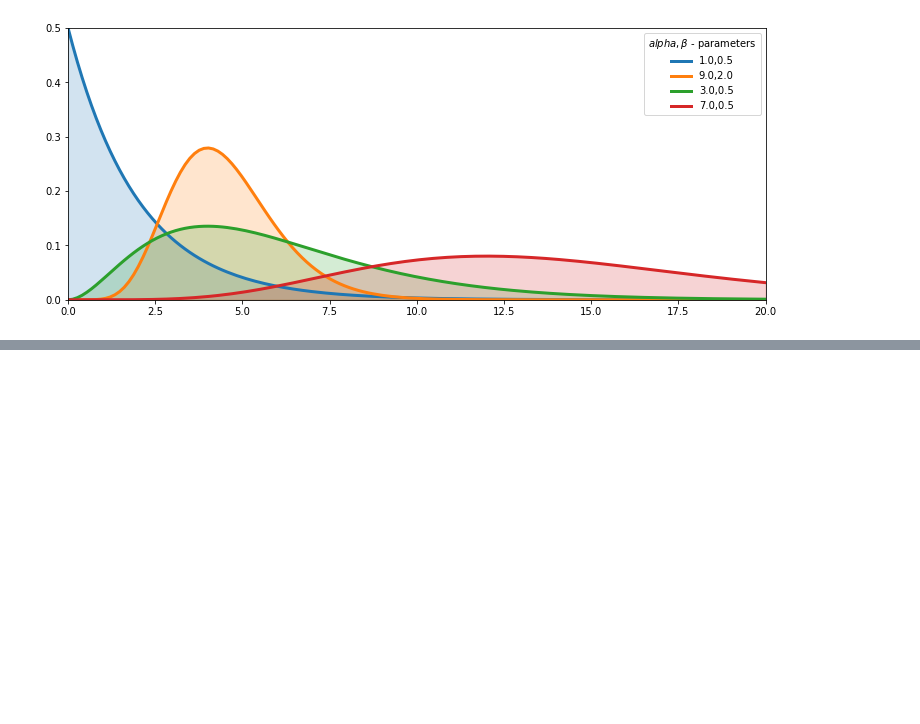
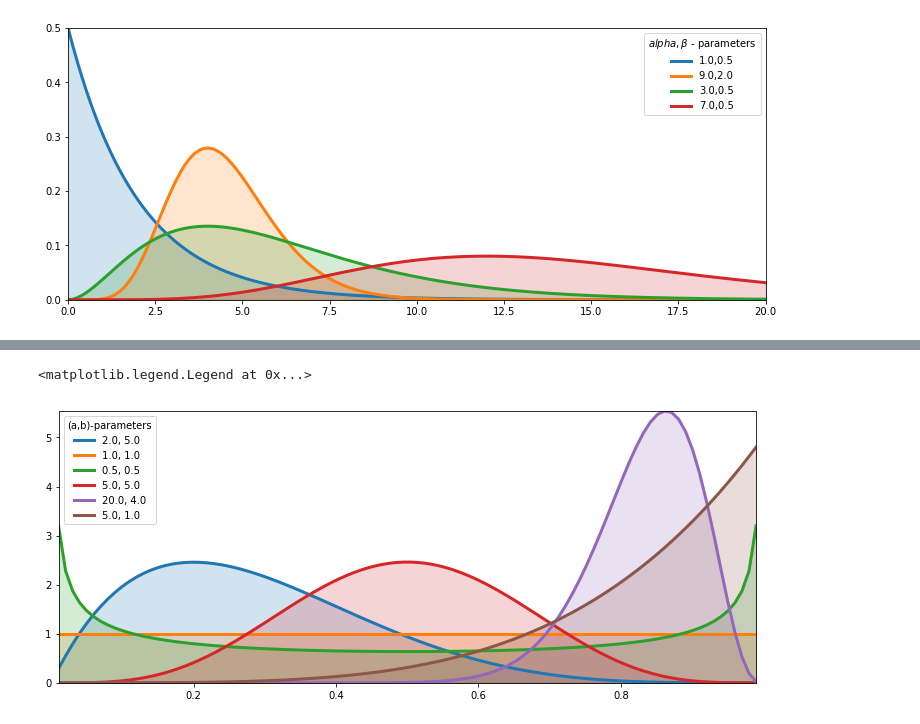
Before and after one commit to TanUkkii007/Probabilistic-Programming-and-Bayesian-Methods-for-Hackers, a Jupyter notebook: ch06/Ch6_Priors_PyMC3.ipynb, the cells around one changed output, grey strips where cells are left out. Saved outputs shown, nothing was run; the diff lists cells and outputs as text; code cells hidden in the pictures; blank space fills up the shorter version.

```diff
--- a/ch06/Ch6_Priors_PyMC3.ipynb
+++ b/ch06/Ch6_Priors_PyMC3.ipynb
@@ -46,0 +60,17 @@ plt.legend(title=r"$alpha, \beta$ - parameters")
+# %%
+figsize(12.5, 5)
+
+params = [(2, 5), (1, 1), (0.5, 0.5), (5, 5), (20, 4), (5, 1)]
+
+x = np.linspace(0.01, 0.99, 100)
+beta = stats.beta
+for a, b in params:
+    y = beta.pdf(x, a, b)
+    lines = plt.plot(x, y, label="%.1f, %.1f" % (a,b), lw=3)
+    plt.fill_between(x, 0, y, alpha=0.2, color=lines[0].get_color())
+    plt.autoscale(tight=True)
+plt.ylim(0)
+plt.legend(loc='upper left', title="(a,b)-parameters")
+# %% [output]
+<matplotlib.legend.Legend at 0x...>
+[figure, added]
```
Also changed, not shown: parts of 1 cell of this notebook.
